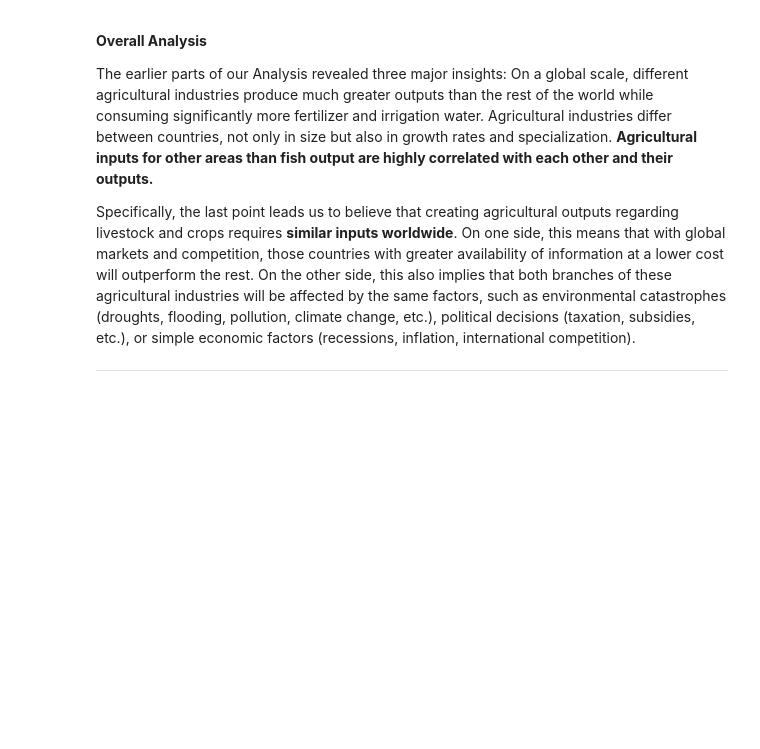
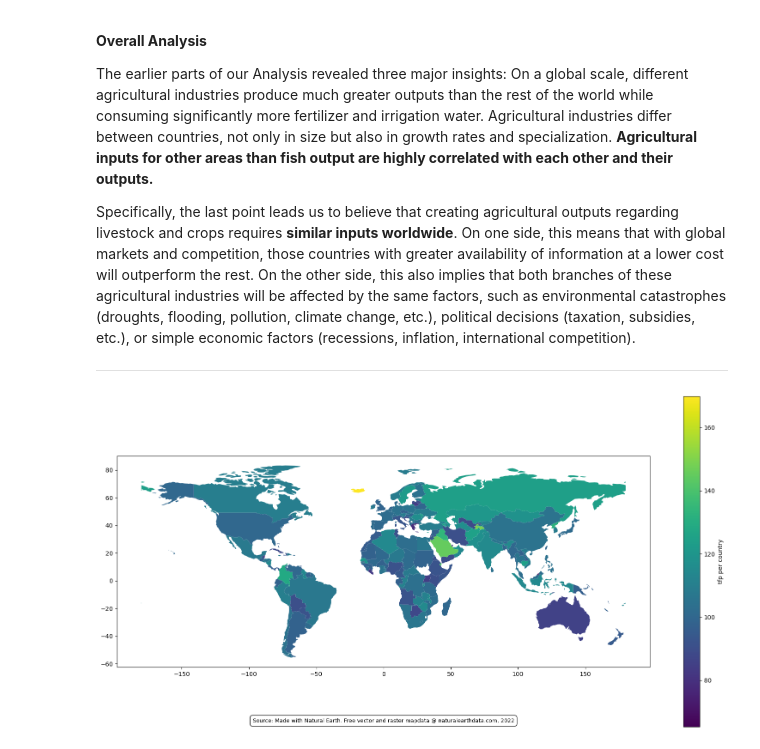
Before and after one commit to Dimedici1/Project_Agros, a Jupyter notebook: Showcase_Notebook.ipynb, the cells around one changed output. Drawn from its saved outputs; the diff is of its cells as text; code cells hidden in the pictures; blank space fills up the shorter version.

```diff
--- a/Showcase_Notebook.ipynb
+++ b/Showcase_Notebook.ipynb
@@ -123,3 +144,7 @@ Agricultural industries differ between countries, not only in size but also in g
 Specifically, the last point leads us to believe that creating agricultural outputs regarding livestock and crops requires **similar inputs worldwide**. On one side, this means that with global markets and competition, those countries with greater availability of information at a lower cost will outperform the rest. On the other side, this also implies that both branches of these agricultural industries will be affected by the same factors, such as environmental catastrophes (droughts, flooding, pollution, climate change, etc.), political decisions (taxation, subsidies, etc.), or simple economic factors (recessions, inflation, international competition).
 
 ----
+# %%
+agros.choropleth(2019)
+# %% [output]
+[figure, added]
```
Also changed, not shown: parts of 3 cells of this notebook.
